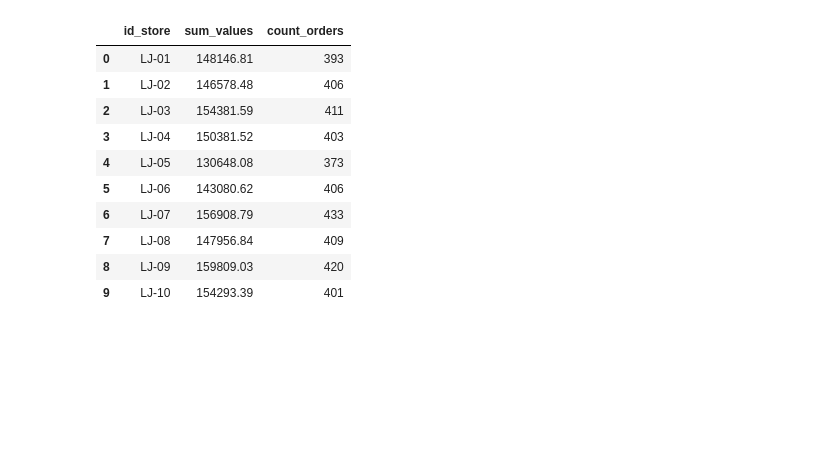
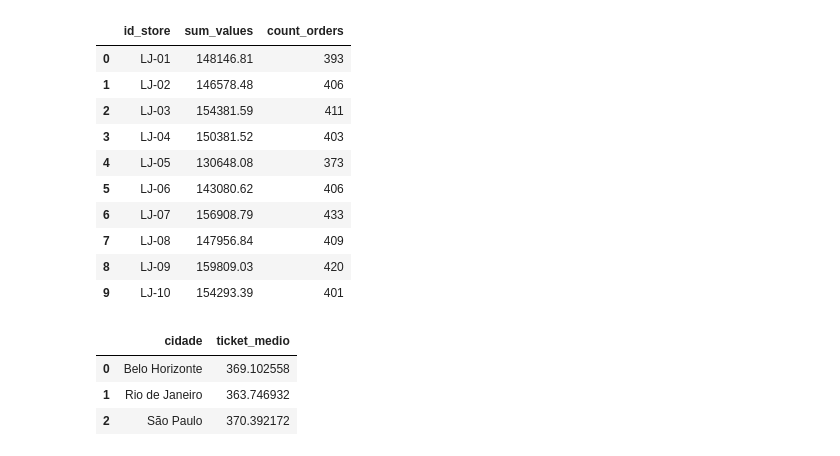
Before and after one commit to melosant/projeto_analise-vendas, a Jupyter notebook: src/notebooks/insights_operationals.ipynb, the cells around one changed output. Saved outputs shown, nothing was run; the diff lists cells and outputs as text; code cells hidden in the pictures; blank space fills up the shorter version.

Commit message:
operacional: ticket médio

```diff
--- a/src/notebooks/insights_operationals.ipynb
+++ b/src/notebooks/insights_operationals.ipynb
@@ -52,3 +52,20 @@ fig2 = px.bar(df_orders_store.sort_values('count_orders', ascending=False),
              labels={'id_store': 'Código da Loja', 'count_orders': 'Qtd. Vendas'},
              color_discrete_sequence=['red'])
 fig2.show()
+# %%
+df_geo = pd.read_sql('stores_dim', engine)
+df_orders_store = pd.merge(df_orders_store, df_geo, how='left', on='id_store')
+df_orders_store_sum = df_orders_store.groupby('city').agg({
+    'sum_values': ['sum'],
+    'count_orders': ['sum']
+}).reset_index()
+df_orders_store_sum.columns = ['cidade', 'faturamento', 'qtdvendas']
+df_orders_store_sum['ticket_medio'] = df_orders_store_sum['faturamento'] / df_orders_store_sum['qtdvendas']
+
+df_orders_store_sum = df_orders_store_sum[['cidade', 'ticket_medio']]
+df_orders_store_sum
+# %% [output]
+|  | cidade | ticket_medio |
+| 0 | Belo Horizonte | 369.102558 |
+| 1 | Rio de Janeiro | 363.746932 |
+| 2 | São Paulo | 370.392172 |
```
